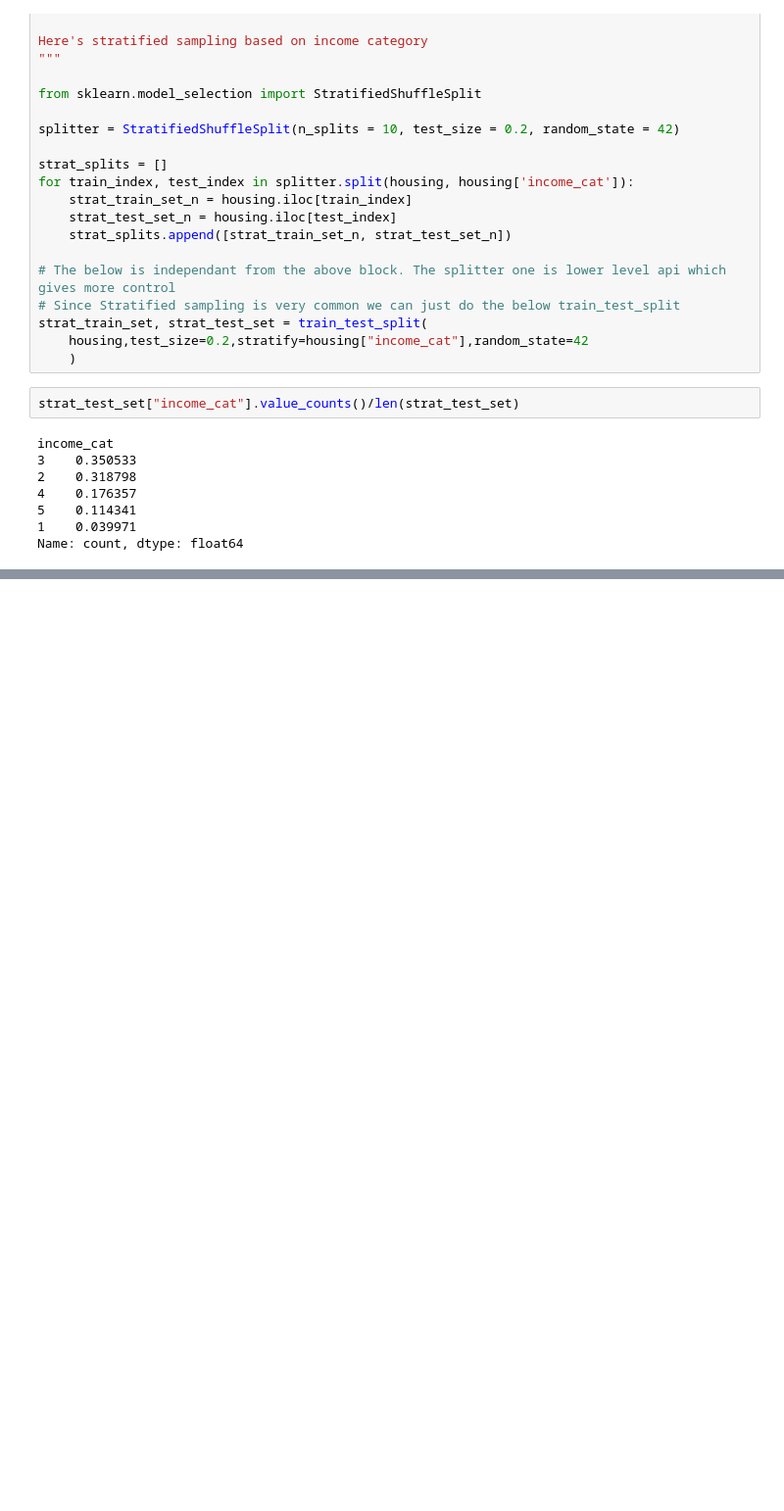
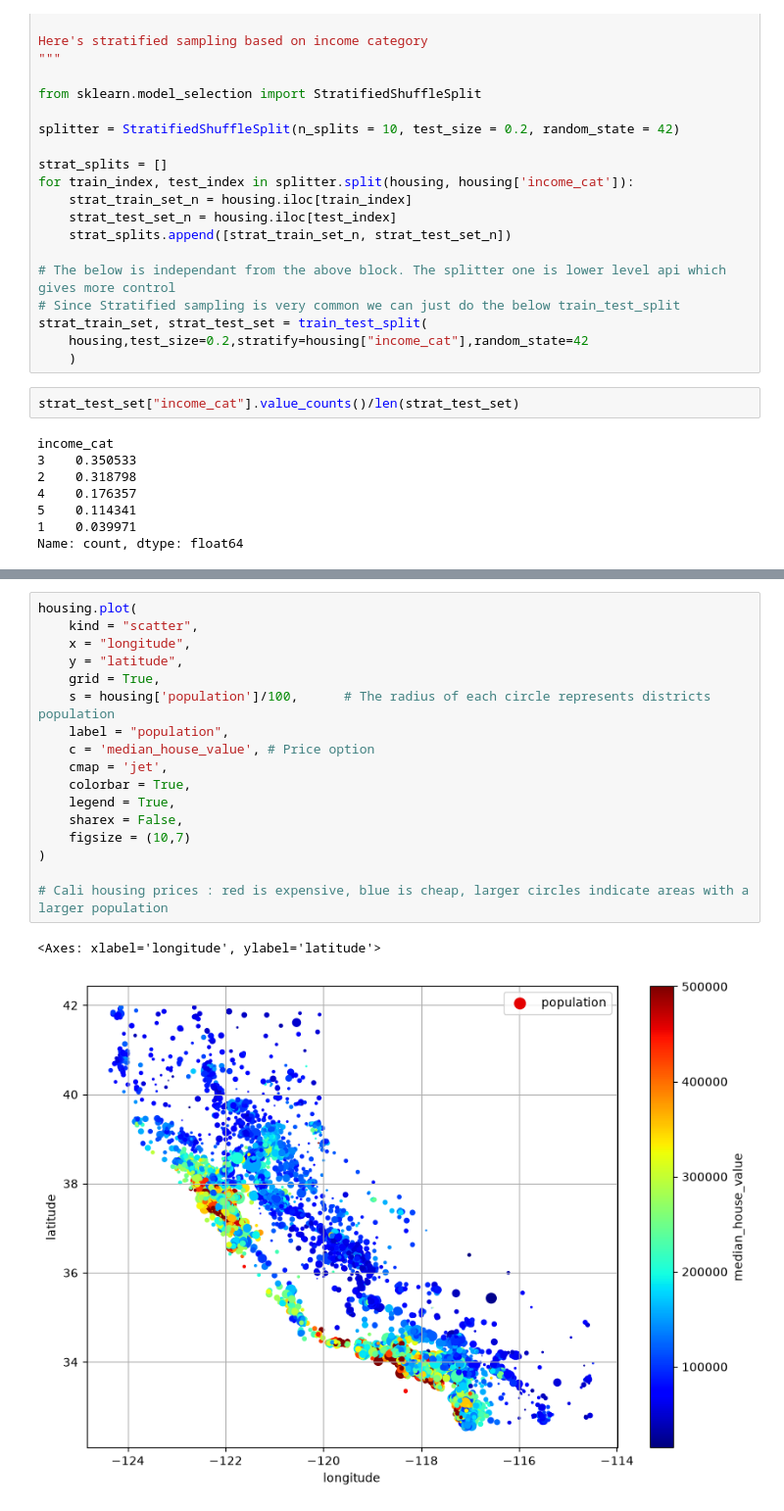
Before and after one commit to A-Knee09/Housing-Prediction, a Jupyter notebook: housing.ipynb, the cells around one changed output, grey strips where cells are left out. Shown at 98% size. Saved outputs shown, nothing was run; the diff lists cells and outputs as text; blank space fills up the shorter version.

```diff
--- a/housing.ipynb
+++ b/housing.ipynb
@@ -200,0 +212,20 @@ Name: count, dtype: float64
+# %%
+housing.plot(
+    kind = "scatter",
+    x = "longitude",
+    y = "latitude",
+    grid = True,
+    s = housing['population']/100,      # The radius of each circle represents districts population
+    label = "population",
+    c = 'median_house_value', # Price option
+    cmap = 'jet',
+    colorbar = True,
+    legend = True,
+    sharex = False,
+    figsize = (10,7)
+)
+
+# Cali housing prices : red is expensive, blue is cheap, larger circles indicate areas with a larger population
+# %% [output]
+<Axes: xlabel='longitude', ylabel='latitude'>
+[figure, added]
```
Also changed, not shown: parts of 2 cells of this notebook.
